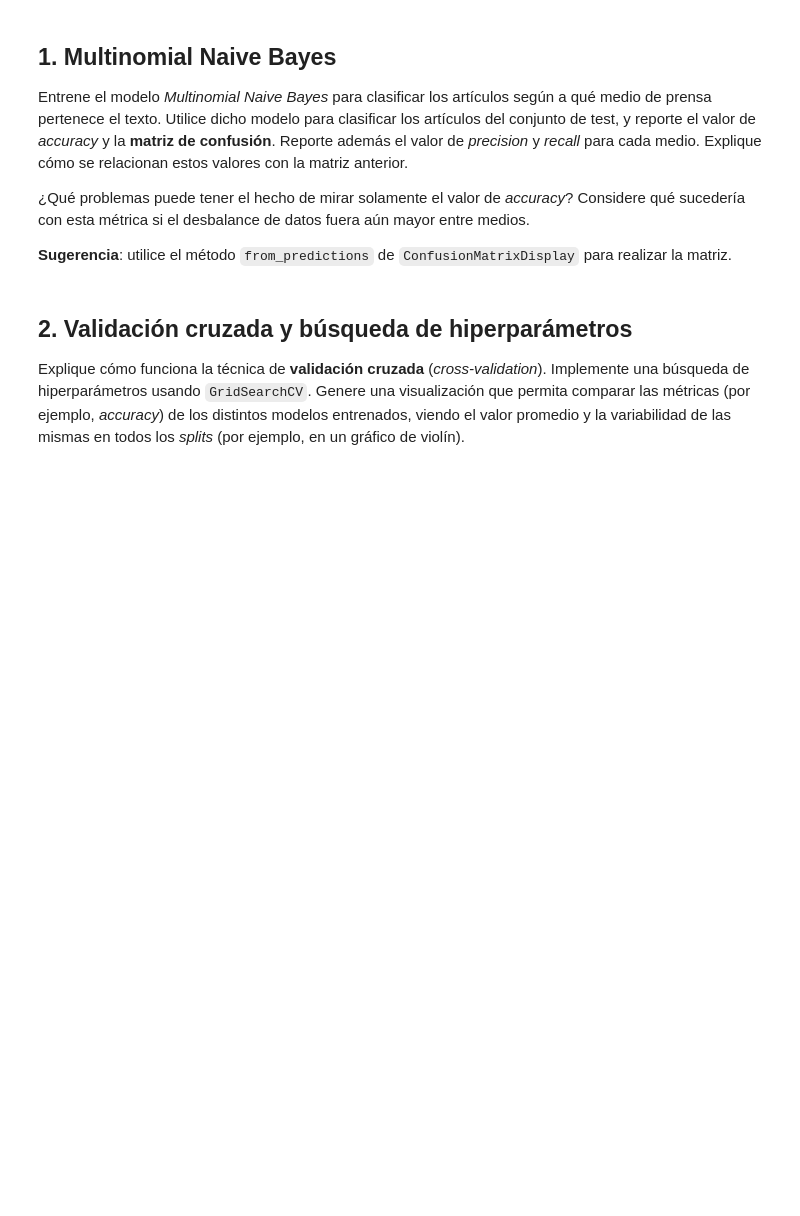
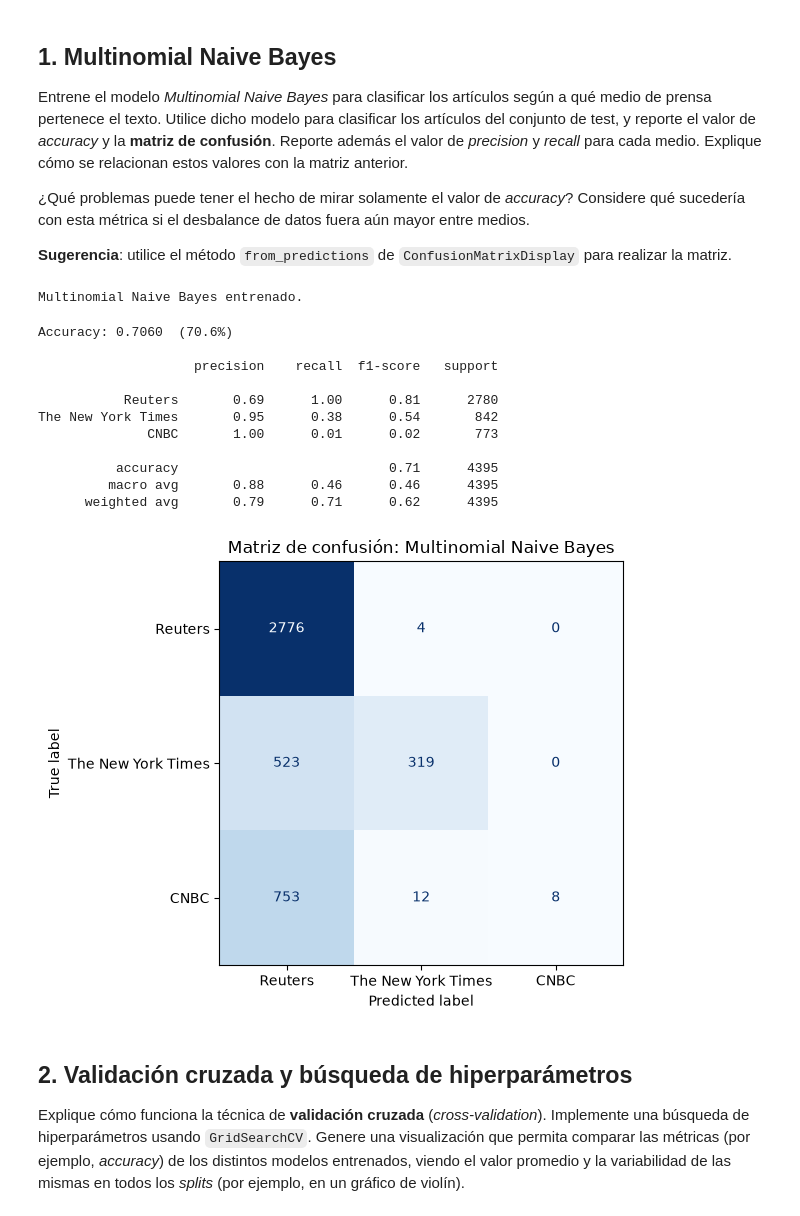
Before and after one commit to Nicolasvb23/intro-cd, a Jupyter notebook: Tarea_2/2026_tarea2.ipynb, the cells around one changed output. Saved outputs shown, nothing was run; the diff lists cells and outputs as text; code cells hidden in the pictures; blank space fills up the shorter version.

```diff
--- a/Tarea_2/2026_tarea2.ipynb
+++ b/Tarea_2/2026_tarea2.ipynb
@@ -655,9 +655,45 @@ Considere qué sucedería con esta métrica si el desbalance de datos fuera aún
 
 **Sugerencia**: utilice el método `from_predictions` de `ConfusionMatrixDisplay` para realizar la matriz.
 # %%
-# TODO: Entrene Multinomial Naive Bayes sobre X_train_tfidf
+from sklearn.naive_bayes import MultinomialNB
+
+mnb = MultinomialNB()
+mnb.fit(X_train_tfidf, y_train)
+print("Multinomial Naive Bayes entrenado.")
+# %% [output]
+Multinomial Naive Bayes entrenado.
 # %%
-# TODO: Evalúe el modelo sobre el conjunto de test
+y_pred_mnb = mnb.predict(X_test_tfidf)
+
+acc = accuracy_score(y_test, y_pred_mnb)
+print(f"Accuracy: {acc:.4f}  ({acc*100:.1f}%)\n")
+
+print(classification_report(y_test, y_pred_mnb, labels=top_3_publications, target_names=top_3_publications))
+
+fig, ax = plt.subplots(figsize=(6, 5))
+ConfusionMatrixDisplay.from_predictions(
+    y_test, y_pred_mnb,
+    labels=top_3_publications,
+    display_labels=top_3_publications,
+    ax=ax, colorbar=False, cmap="Blues"
+)
+ax.set_title("Matriz de confusión: Multinomial Naive Bayes")
+plt.tight_layout()
+plt.savefig("../Tarea_2/informe/imagenes/chart_confusion_mnb.png", dpi=150, bbox_inches="tight")
+plt.show()
+# %% [output]
+Accuracy: 0.7060  (70.6%)
+
+                    precision    recall  f1-score   support
+
+           Reuters       0.69      1.00      0.81      2780
+The New York Times       0.95      0.38      0.54       842
+              CNBC       1.00      0.01      0.02       773
+
+          accuracy                           0.71      4395
+         macro avg       0.88      0.46      0.46      4395
+      weighted avg       0.79      0.71      0.62      4395
+[figure, added]
 # %% [markdown]
 ## 2. Validación cruzada y búsqueda de hiperparámetros
 Explique cómo funciona la técnica de **validación cruzada** (*cross-validation*).
```
Also changed, not shown: 3 other files.
